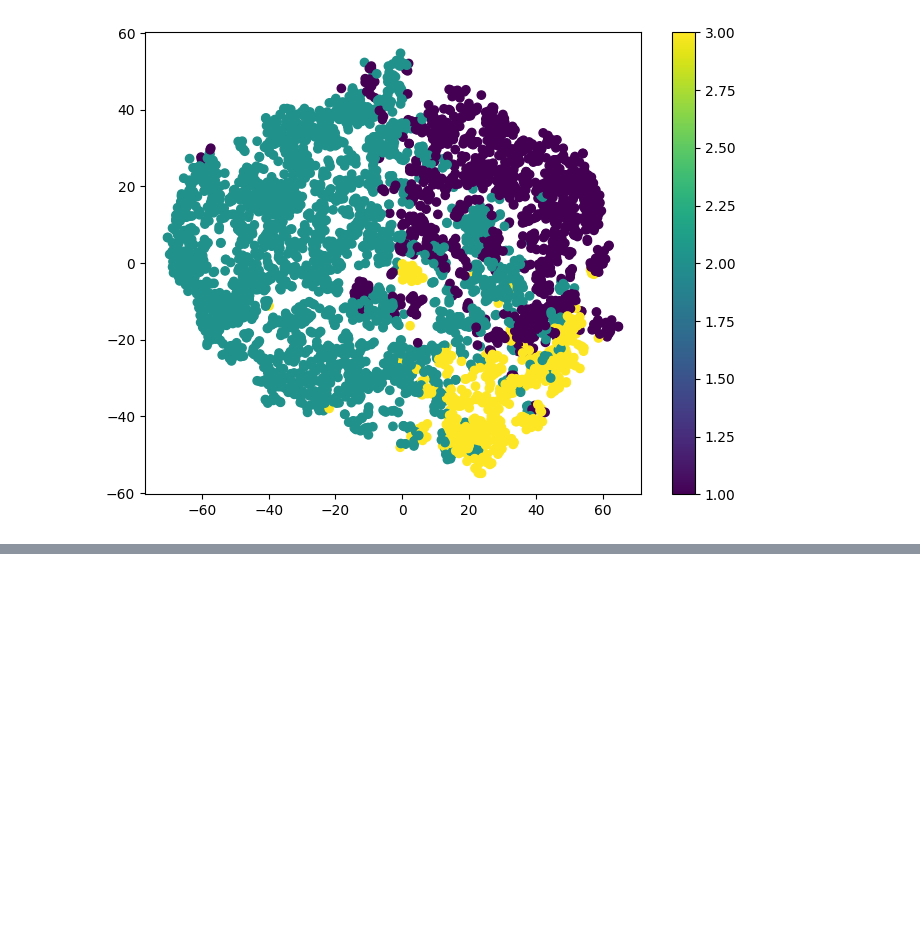
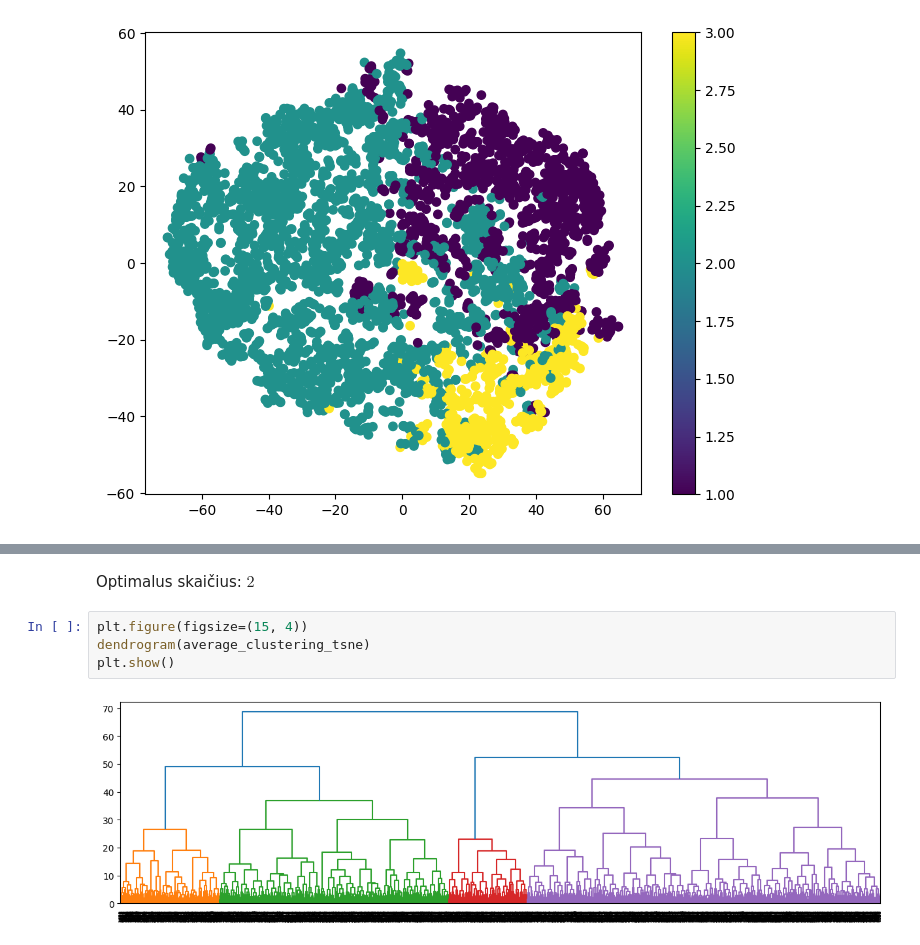
Before and after one commit to EvelinaDu/Papildomi_duomenu_vizualizavimo_skyriai, a Jupyter notebook: 3_laboratorinis/Hierarchical.ipynb, the cells around one changed output, grey strips where cells are left out. Saved outputs shown, nothing was run; the diff lists cells and outputs as text; blank space fills up the shorter version.

```diff
--- a/3_laboratorinis/Hierarchical.ipynb
+++ b/3_laboratorinis/Hierarchical.ipynb
@@ -121,0 +134,8 @@ plt.show()
+# %% [markdown]
+Optimalus skaičius: $2$
+# %%
+plt.figure(figsize=(15, 4))
+dendrogram(average_clustering_tsne)
+plt.show()
+# %% [output]
+[figure, added]
```
Also changed, not shown: parts of 8 cells of this notebook.
